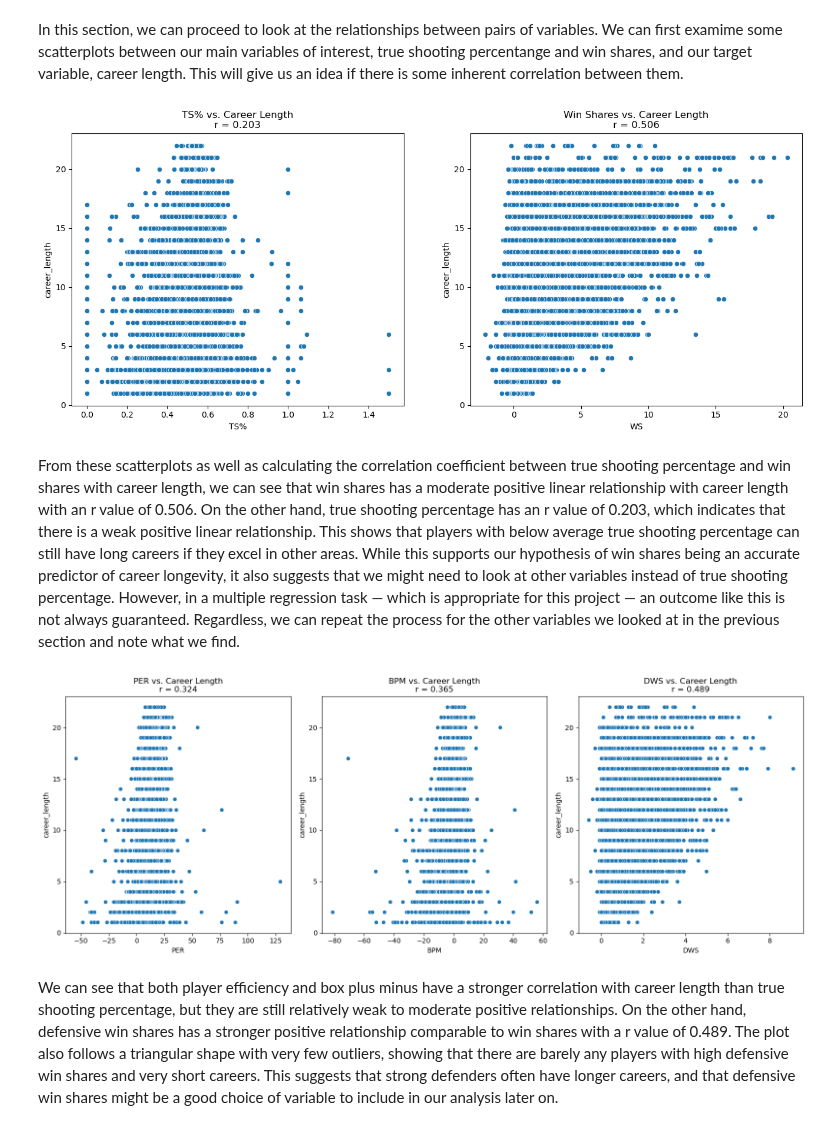
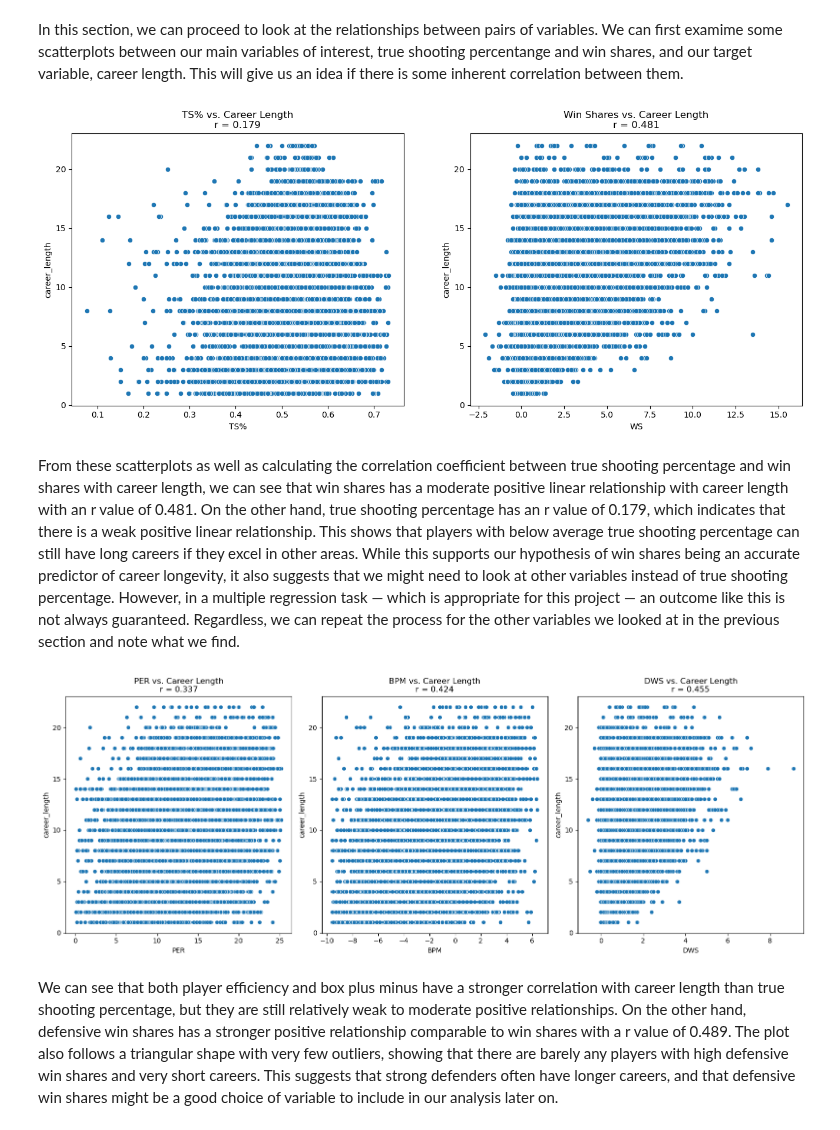
Before and after one commit to rikcy0/NBA-Career-Arc-Predicting-Longevity-Through-Performance-Metrics, a Jupyter notebook: FinalProject_Group117_WI25.ipynb, the cells around one changed output. Cells and saved outputs as stored; diff of their text form; code cells hidden in the pictures.

Commit message:
data cleaning

```diff
--- a/FinalProject_Group117_WI25.ipynb
+++ b/FinalProject_Group117_WI25.ipynb
@@ -358,0 +414,18 @@ plt.show()
+# %%
+df_cleaned["Pos"] = df_cleaned["Pos"].astype(str)
+df_cleaned = df_cleaned.dropna(subset=["Pos"])
+
+# Create combined DataFrames
+df_guards = df_cleaned[df_cleaned["Pos"].isin(["PG", "SG"])].copy()  # Point Guards & Shooting Guards
+df_forwards = df_cleaned[df_cleaned["Pos"].isin(["SF", "PF"])].copy()  # Small Forwards & Power Forwards
+df_centers = df_cleaned[df_cleaned["Pos"] == "C"].copy()  # Centers
+
+dataframes = {
+    "Guards": df_guards,
+    "Forwards": df_forwards,
+    "Centers": df_centers
+}
+
+for name, df in dataframes.items():
+    print(f"\nStatistics for {name}:\n")
+    print(df[["TS%", "WS", "PER", "DWS", "career_length"]].describe())
@@ -361,42 +454,42 @@ plt.show()
 # %% [markdown]
 In this section, we can proceed to look at the relationships between pairs of variables. We can first examime some scatterplots between our main variables of interest, true shooting percentange and win shares, and our target variable, career length. This will give us an idea if there is some inherent correlation between them.
 # %%
-r_ts = df['TS%'].corr(df['career_length'])
-r_ws = df['WS'].corr(df['career_length'])
+r_ts = df_cleaned['TS%'].corr(df['career_length'])
+r_ws = df_cleaned['WS'].corr(df['career_length'])
 fig, axes = plt.subplots(1, 2, figsize=(16, 6))
 
-sns.scatterplot(data=df, x='TS%', y='career_length', ax = axes[0])
+sns.scatterplot(data=df_cleaned, x='TS%', y='career_length', ax = axes[0])
 axes[0].set_title(f"TS% vs. Career Length\nr = {r_ts:.3f}")
 
-sns.scatterplot(data=df, x='WS', y='career_length', ax = axes[1])
+sns.scatterplot(data=df_cleaned, x='WS', y='career_length', ax = axes[1])
 axes[1].set_title(f"Win Shares vs. Career Length\nr = {r_ws:.3f}")
 plt.show()
 
-r_ts = df['TS%'].corr(df['career_length'])
-r_ws = df['WS'].corr(df['career_length'])
+r_ts = df['TS%'].corr(df_cleaned['career_length'])
+r_ws = df['WS'].corr(df_cleaned['career_length'])
 # %% [output]
-[figure, old version]
+[figure, new version]
 # %% [markdown]
-From these scatterplots as well as calculating the correlation coefficient between true shooting percentage and win shares with career length, we can see that win shares has a moderate positive linear relationship with career length with an r value of 0.506. On the other hand, true shooting percentage has an r value of 0.203, which indicates that there is a weak positive linear relationship. This shows that players with below average true shooting percentage can still have long careers if they excel in other areas. While this supports our hypothesis of win shares being an accurate predictor of career longevity, it also suggests that we might need to look at other variables instead of true shooting percentage. However, in a multiple regression task — which is appropriate for this project — an outcome like this is not always guaranteed. Regardless, we can repeat the process for the other variables we looked at in the previous section and note what we find.
+From these scatterplots as well as calculating the correlation coefficient between true shooting percentage and win shares with career length, we can see that win shares has a moderate positive linear relationship with career length with an r value of 0.481. On the other hand, true shooting percentage has an r value of 0.179, which indicates that there is a weak positive linear relationship. This shows that players with below average true shooting percentage can still have long careers if they excel in other areas. While this supports our hypothesis of win shares being an accurate predictor of career longevity, it also suggests that we might need to look at other variables instead of true shooting percentage. However, in a multiple regression task — which is appropriate for this project — an outcome like this is not always guaranteed. Regardless, we can repeat the process for the other variables we looked at in the previous section and note what we find.
 # %%
-r_per = df['PER'].corr(df['career_length'])
-r_bpm = df['BPM'].corr(df['career_length'])
-r_dws = df['DWS'].corr(df['career_length'])
+r_per = df_cleaned['PER'].corr(df_cleaned['career_length'])
+r_bpm = df_cleaned['BPM'].corr(df_cleaned['career_length'])
+r_dws = df_cleaned['DWS'].corr(df_cleaned['career_length'])
 fig, axes = plt.subplots(1, 3, figsize=(16, 6))
 
-sns.scatterplot(data=df, x='PER', y='career_length', ax = axes[0])
+sns.scatterplot(data=df_cleaned, x='PER', y='career_length', ax = axes[0])
 axes[0].set_title(f"PER vs. Career Length\nr = {r_per:.3f}")
 
-sns.scatterplot(data=df, x='BPM', y='career_length', ax = axes[1])
+sns.scatterplot(data=df_cleaned, x='BPM', y='career_length', ax = axes[1])
 axes[1].set_title(f"BPM vs. Career Length\nr = {r_bpm:.3f}")
 
-sns.scatterplot(data=df, x='DWS', y='career_length', ax = axes[2])
+sns.scatterplot(data=df_cleaned, x='DWS', y='career_length', ax = axes[2])
 axes[2].set_title(f"DWS vs. Career Length\nr = {r_dws:.3f}")
 
 plt.tight_layout()
 plt.show()
 # %% [output]
-[figure, old version]
+[figure, new version]
 # %% [markdown]
 We can see that both player efficiency and box plus minus have a stronger correlation with career length than true shooting percentage, but they are still relatively weak to moderate positive relationships. On the other hand, defensive win shares has a stronger positive relationship comparable to win shares with a r value of 0.489. The plot also follows a triangular shape with very few outliers, showing that there are barely any players with high defensive win shares and very short careers. This suggests that strong defenders often have longer careers, and that defensive win shares might be a good choice of variable to include in our analysis later on.
 # %% [markdown]
```
Also changed, not shown: parts of 9 cells of this notebook.
